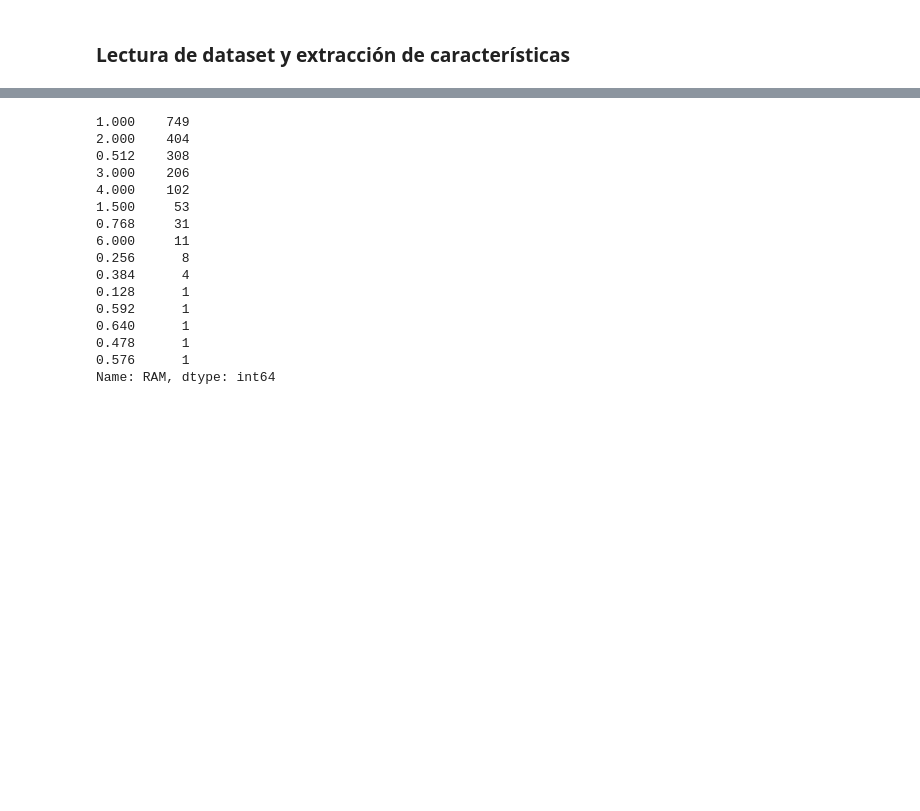
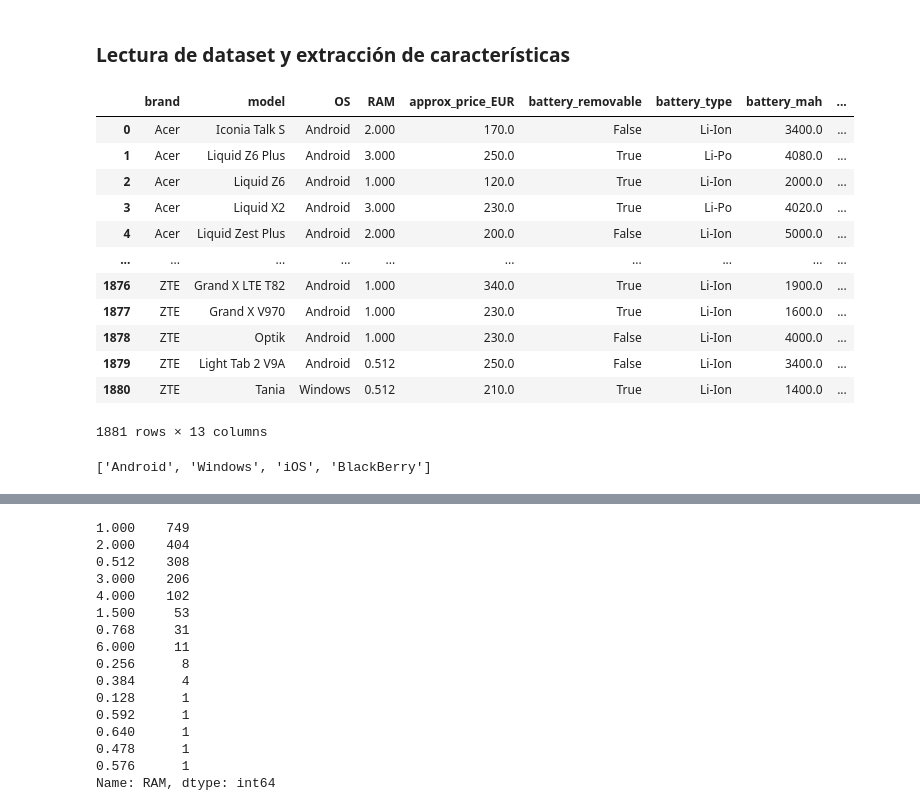
Before and after one commit to jgermanob/PCIC-Inteligencia-aritificial, a Jupyter notebook: Notebooks/Clustering_experiments.ipynb, the cells around one changed output, grey strips where cells are left out. Saved outputs shown, nothing was run; the diff lists cells and outputs as text; code cells hidden in the pictures; blank space fills up the shorter version.

```diff
--- a/Notebooks/Clustering_experiments.ipynb
+++ b/Notebooks/Clustering_experiments.ipynb
@@ -83,3 +83,34 @@ def silhouette_coefficient(data, clustering_model):
     return silhouette_score(data, clustering_model.labels_).round(4)
 # %% [markdown]
 ### Lectura de dataset y extracción de características
+# %%
+FILE_PATH = "../Data/numerical.csv"
+df = pd.read_csv(FILE_PATH, encoding='utf-8', error_bad_lines=False)
+# Elimina renglones con algún valor NULL #
+df = df.dropna()
+# Reset a los valores del index en el dataframe #
+df = df.reset_index(drop=True)
+df
+# %% [output]
+|  | brand | model | OS | RAM | approx_price_EUR | battery_removable | battery_type | battery_mah | ... |
+| 0 | Acer | Iconia Talk S | Android | 2.000 | 170.0 | False | Li-Ion | 3400.0 | ... |
+| 1 | Acer | Liquid Z6 Plus | Android | 3.000 | 250.0 | True | Li-Po | 4080.0 | ... |
+| 2 | Acer | Liquid Z6 | Android | 1.000 | 120.0 | True | Li-Ion | 2000.0 | ... |
+| 3 | Acer | Liquid X2 | Android | 3.000 | 230.0 | True | Li-Po | 4020.0 | ... |
+| 4 | Acer | Liquid Zest Plus | Android | 2.000 | 200.0 | False | Li-Ion | 5000.0 | ... |
+| ... | ... | ... | ... | ... | ... | ... | ... | ... | ... |
+| 1876 | ZTE | Grand X LTE T82 | Android | 1.000 | 340.0 | True | Li-Ion | 1900.0 | ... |
+| 1877 | ZTE | Grand X V970 | Android | 1.000 | 230.0 | True | Li-Ion | 1600.0 | ... |
+| 1878 | ZTE | Optik | Android | 1.000 | 230.0 | False | Li-Ion | 4000.0 | ... |
+| 1879 | ZTE | Light Tab 2 V9A | Android | 0.512 | 250.0 | False | Li-Ion | 3400.0 | ... |
+| 1880 | ZTE | Tania | Windows | 0.512 | 210.0 | True | Li-Ion | 1400.0 | ... |
+1881 rows × 13 columns
+# %%
+os = [os for os in df['OS']]
+unique_os = []
+for element in os:
+    if element not in unique_os:
+        unique_os.append(element)
+unique_os
+# %% [output]
+['Android', 'Windows', 'iOS', 'BlackBerry']
```
Also changed, not shown: parts of 3 cells of this notebook, 2 other files.
